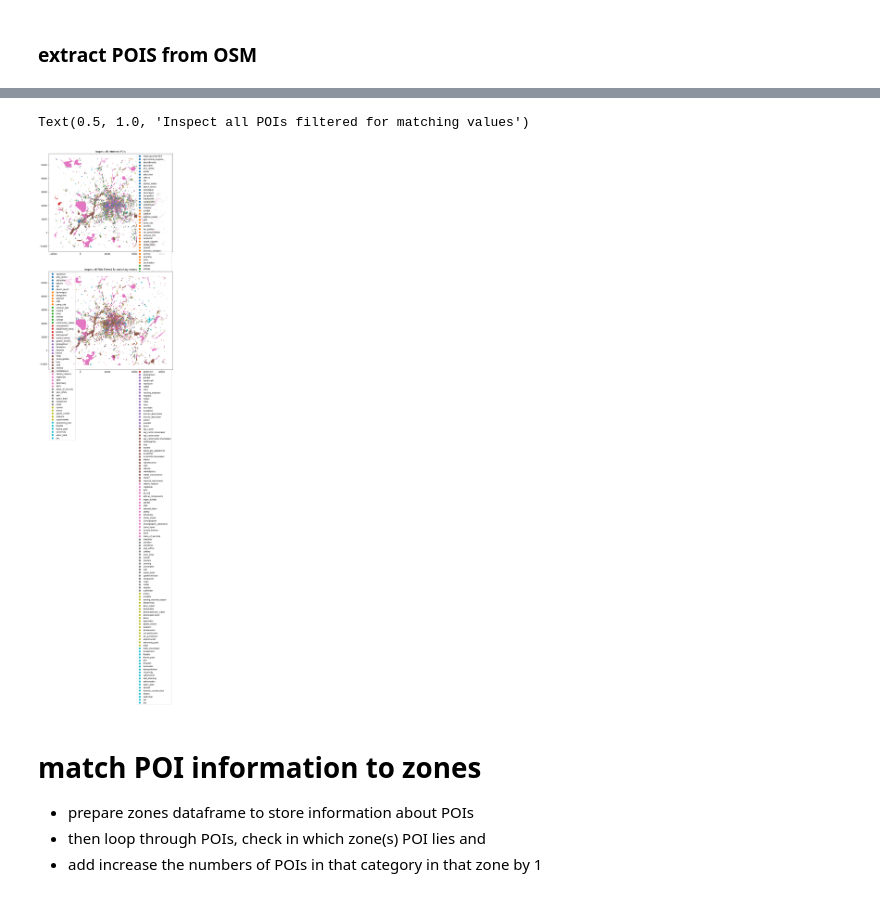
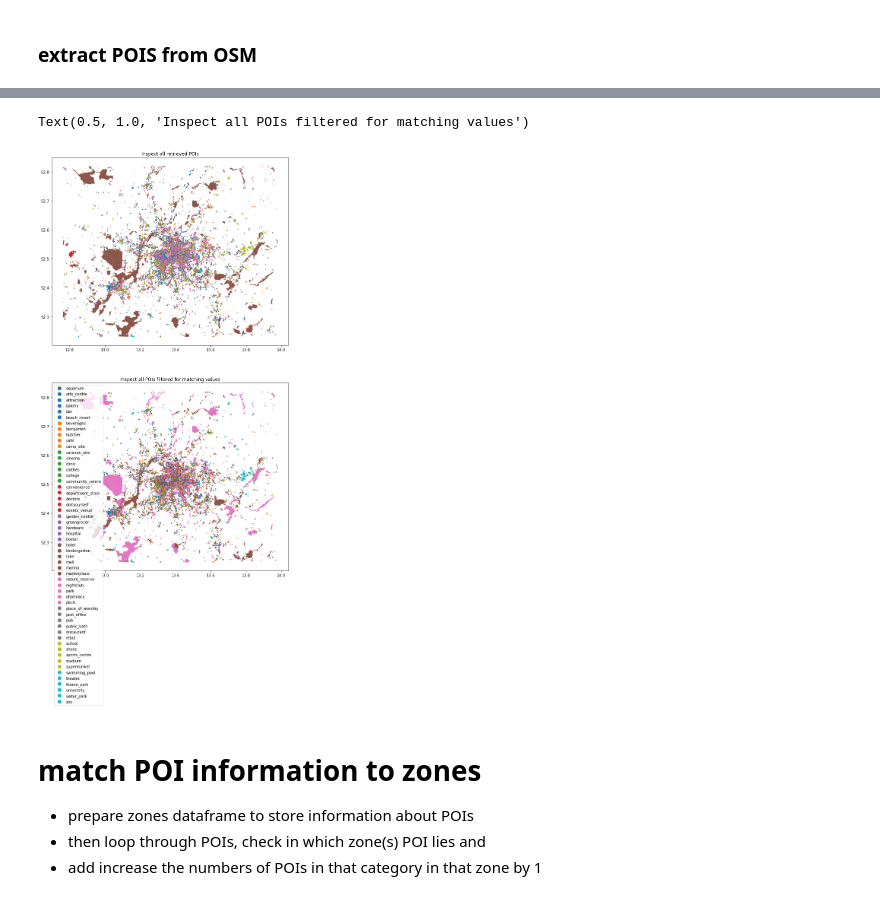
Before and after one commit to maximylius/quetzal_berlin, a Jupyter notebook: notebooks/best_version/102_OSM_POIs.ipynb, the cells around one changed output, grey strips where cells are left out. Drawn from its saved outputs; the diff is of its cells as text; code cells hidden in the pictures.

```diff
--- a/notebooks/best_version/102_OSM_POIs.ipynb
+++ b/notebooks/best_version/102_OSM_POIs.ipynb
@@ -45,5 +44,7 @@ For trying out querys and their results, use https://overpass-turbo.eu/ (althoug
 
 For documentation of OpenStreetMap data, see OSM Wiki: https://wiki.openstreetmap.org/.
 # %%
-crs_code = 4326
-sm = stepmodel.read_json(model_path + 'ber_zones')
+sm = stepmodel.read_json(model_path + 'zones')
+if not type(sm.zones) == GeoDataFrame:
+    sm.zones = GeoDataFrame(sm.zones, crs=sm.epsg)
+sm.zones.plot()
@@ -50,3 +53,0 @@ sm = stepmodel.read_json(model_path + 'ber_zones')
-# %%
-sm.zones = gpd.GeoDataFrame(sm.zones)
-sm.zones.plot()
@@ -106,6 +92,7 @@ for key in poiKeys:
     # get_pois from OSM
     poisForKey = osmb.get_pois(custom_filter=custom_filter)
     # rename column to store value
+    poisForKey.index = poisForKey['id']
     poisForKey.rename(columns = { key: 'value' }, inplace = True)
     # create column named key and store the key to
     poisForKey['key'] = key
@@ -113,16 +100,18 @@ for key in poiKeys:
     if not 'value' in poisForKey:
         print("for ", key, "values are", valuesForKey, "values column was missing. Colnames: ", list(poisForKey))
         poisForKey['value'] = valuesForKey[0]
+    # add capacity if given, else later use estimate
+    if not 'capacity' in poisForKey:
+            poisForKey['capacity'] = None
 
-    poisForKey = poisForKey[['key', 'value', 'geometry']]
+    poisForKey = poisForKey[['key', 'value', 'capacity', 'geometry']]
     # append to df for all keys
     print(poisForKey.head(2))
     pois_arr.append(poisForKey)
 
 # merge pois to one dataframe
 pois = pd.concat(pois_arr)
-pois.index = range(len(pois.index))
 # set crs code correctly
-pois = pois.to_crs(epsg = crs_code)
+pois = pois.to_crs(epsg = sm.epsg)
 # %% [output]
 amenity
@@ -165,12 +136,12 @@ pois.iloc[list(map(lambda x: x in poiVals, list(pois["value"])))]
 # %%
 fig, ax = plt.subplots(nrows=2, ncols=1, figsize=(20, 20))
-pois.plot(ax = ax.flat[0], column = "value", markersize = 2, legend = True)
+pois.plot(ax = ax.flat[0], column = "value", markersize = 2, legend = False)
 pois.iloc[list(map(lambda x: x in poiVals, list(pois["value"])))].plot(ax = ax.flat[1], column = "value", markersize = 2, legend = True)
 ax.flat[0].set_title("Inspect all retrieved POIs")
 ax.flat[1].set_title("Inspect all POIs filtered for matching values")
 # %% [output]
 Text(0.5, 1.0, 'Inspect all POIs filtered for matching values')
-[figure, old version]
+[figure, new version]
 # %% [markdown]
 # match POI information to zones
 - prepare zones dataframe to store information about POIs
```
Also changed, not shown: parts of 19 cells of this notebook, 25 other files.
